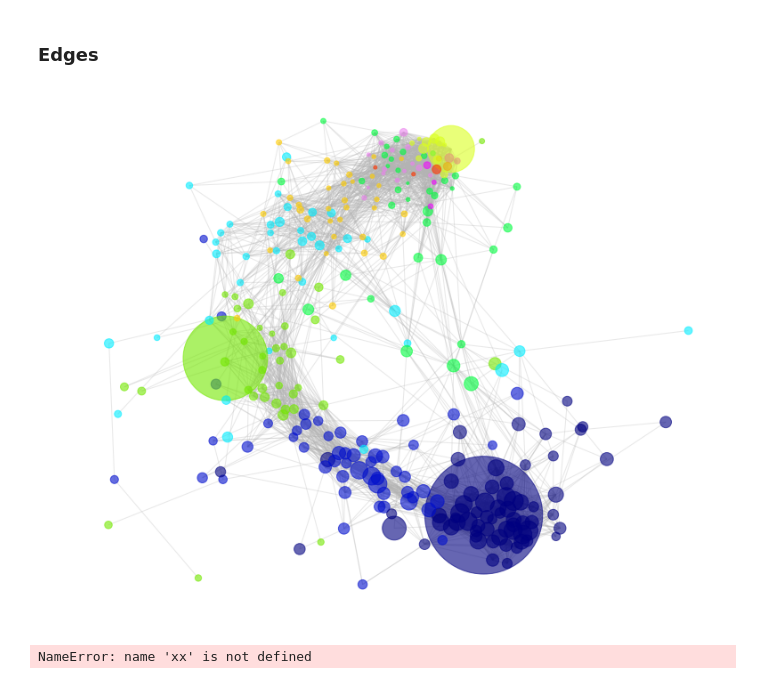
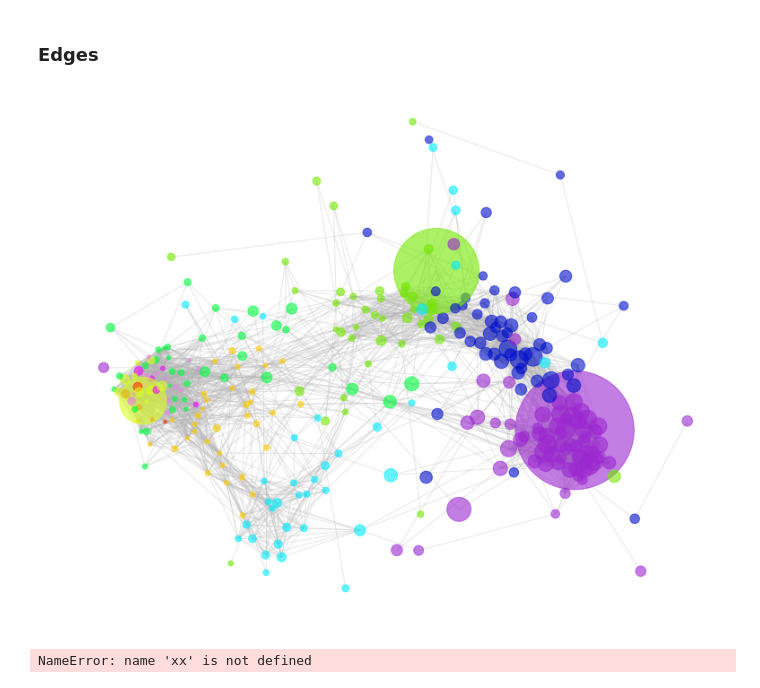
Before and after one commit to matuteiglesias/geo-correlation-structures, a Jupyter notebook: USA industries - Analysis.ipynb, the cells around one changed output. Drawn from its saved outputs; the diff is of its cells as text; code cells hidden in the pictures.

Commit message:
Added user created data

```diff
--- a/USA industries - Analysis.ipynb
+++ b/USA industries - Analysis.ipynb
@@ -161,8 +171,8 @@ X_ = demean(cor_mat)
 # X_ = demean(stand(demean(cor_mat)))
 
 clustering = SpectralClustering(n_clusters=10,
-        assign_labels="discretize",
-        random_state=0).fit(X_.values)
+        assign_labels="discretize", random_state=0).fit(X_.values)#,
+#         random_state=0)
 
 pd.options.display.max_rows = 500
 clust_result = pd.DataFrame(clustering.labels_, index = X.columns, columns = ['cluster'])
@@ -253,37 +242,58 @@ norm = mcolors.Normalize(vmin=0, vmax=10, clip=True)
 mapper = plt.cm.ScalarMappable(norm=norm, cmap=plt.cm.gist_ncar)
 
 nodes['color'] = nodes['cluster'].apply(lambda x: mcolors.rgb2hex(mapper.to_rgba(x)))
+nodes['color'] = nodes['color'].replace('#000080', '#9c28d2')
 # %%
 max_d = 40
 weight_column = 'dem_corr' #'weight_'+geo
 
         ### Max degree = max_d. Parameter used to trim the network.
 df1 = edges_s.groupby('industry_code_x').apply(lambda x: x.nlargest(max_d, weight_column)).reset_index(drop = True)
 df2 = edges_s.groupby('industry_code_y').apply(lambda x: x.nlargest(max_d, weight_column)).reset_index(drop = True)
 edges_max_d = df1.merge(df2, on = ['industry_code_x', 'industry_title_x', 'industry_code_y', 'industry_title_x', weight_column]).reset_index(drop = True)
 
 ###
 
 # Hard threshold and max degree backboning
 
 G = nx.from_pandas_edgelist(edges_max_d, 'industry_code_x', 'industry_code_y', weight_column)
 
 
 plt.figure(figsize = (10, 8))
 
 G = max(nx.connected_component_subgraphs(G), key=len)
 nodes_s = nodes.loc[G.nodes.keys()]
-pos = nx.spring_layout(G, k=.3)
+
+## POSITIONS
+
+# pos = nx.spring_layout(G, k=.3)
+
+# import json
+# def default(obj):
+#     if type(obj).__module__ == np.__name__:
+#         if isinstance(obj, np.ndarray):
+#             return obj.tolist()
+#         else:
+#             return obj.item()
+#     raise TypeError('Unknown type:', type(obj))
+
+# # dumped = json.dumps(data, default=default)
+
+# f = open("./data/node_layout","w")
+# f.write(json.dumps(pos, default=default))
+
+f = open('./data/node_layout', 'r')
+pos = json.loads(f.read())
 
 nx.draw(G, pos, node_size = nodes_s.sqrt_size.values, alpha=.6, node_color= list(nodes_s.color.values), edgelist = [])
 nx.draw_networkx_edges(G, pos, edge_color='.7', alpha=.3)
 # plt.title('max_d = '+str(max_d))
 #     plt.savefig('./Figures/5_max_deg/'+col_name+'_plot1.png')
 #             plt.show()
 
 plt.show()
 # %% [output]
-[figure, old version]
+[figure, new version]
 # %%
 xx
 # %% [output]
```
Also changed, not shown: parts of 6 cells of this notebook, 2 other files.
